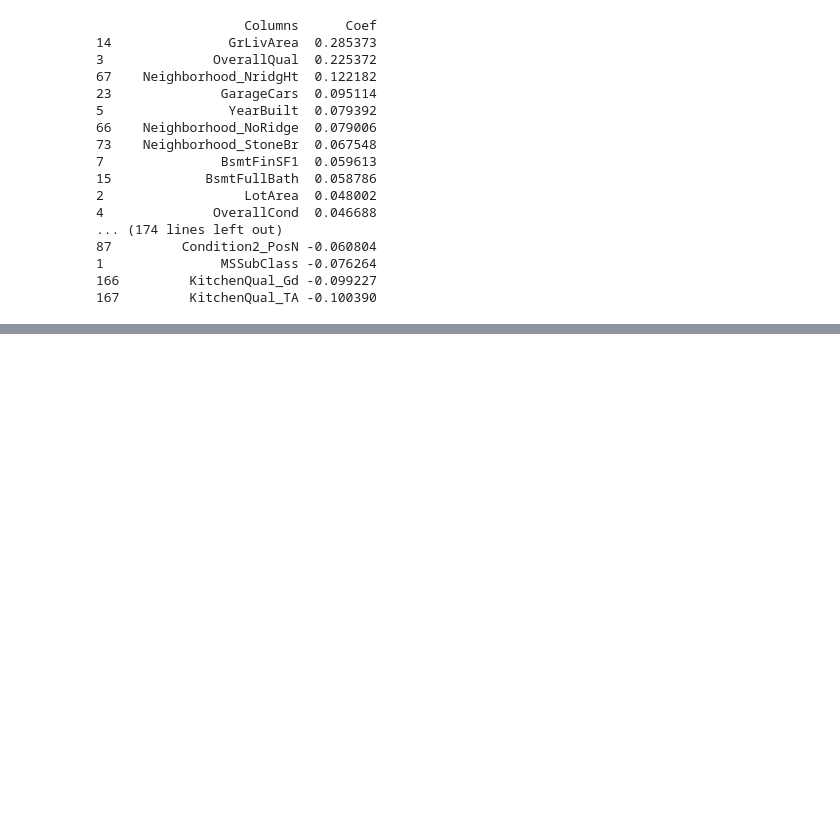
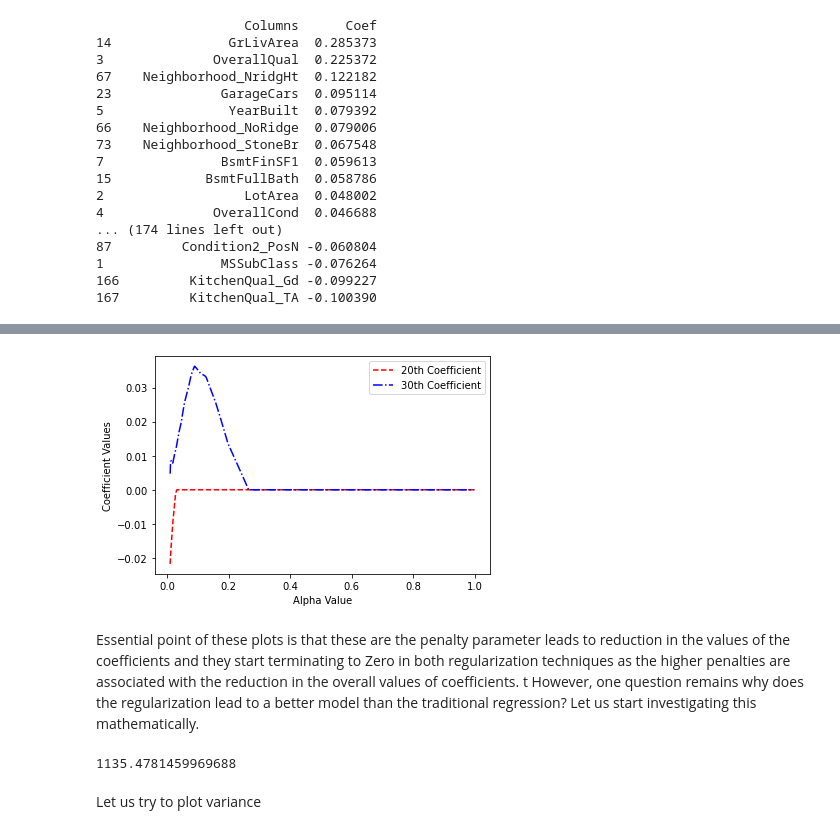
Before and after one commit to muditsharma1234/Machine-Learning-Basics, a Jupyter notebook: 2022_05 Advanced Linear Regression/2022_05 Advanced Linear Regression.ipynb, the cells around one changed output, grey strips where cells are left out. Saved outputs shown, nothing was run; the diff lists cells and outputs as text; code cells hidden in the pictures; blank space fills up the shorter version.

```diff
--- a/2022_05 Advanced Linear Regression/2022_05 Advanced Linear Regression.ipynb
+++ b/2022_05 Advanced Linear Regression/2022_05 Advanced Linear Regression.ipynb
@@ -382,0 +500,22 @@ lasso_coef_sorted.loc[lasso_coef_sorted.Coef==0].shape
+# %%
+y = np.arange(0.01,1,0.001)
+coef_range20 = []
+coef_range30 = []
+for count,i in enumerate(y):
+    lasso = Lasso(alpha = i,max_iter = 500)
+    lasso.fit(X_train,y_train)
+    coef_range20.append(lasso.coef_[20])
+    coef_range30.append(lasso.coef_[11])
+# %%
+plt.plot(y,coef_range20,color = 'red',label = '20th Coefficient',ls='--')
+plt.plot(y,coef_range30,color = 'blue', label = '30th Coefficient',ls = '-.')
+plt.legend()
+plt.xlabel('Alpha Value')
+plt.ylabel('Coefficient Values')
+plt.show()
+# %% [output]
+[figure, added]
+# %% [markdown]
+Essential point of these plots is that these are the penalty parameter leads to reduction in the values of the coefficients and they start terminating to Zero in both regularization techniques as the higher penalties are associated with the reduction in the overall values of coefficients.
+t
+However, one question remains why does the regularization lead to a better model than the traditional regression? Let us start investigating this mathematically.
@@ -382,0 +526,6 @@ lasso_coef_sorted.loc[lasso_coef_sorted.Coef==0].shape
+# %%
+compute_MSE(lasso,y_train,X_train)
+# %% [output]
+1135.4781459969688
+# %% [markdown]
+Let us try to plot variance
```
Also changed, not shown: parts of 27 cells of this notebook.
